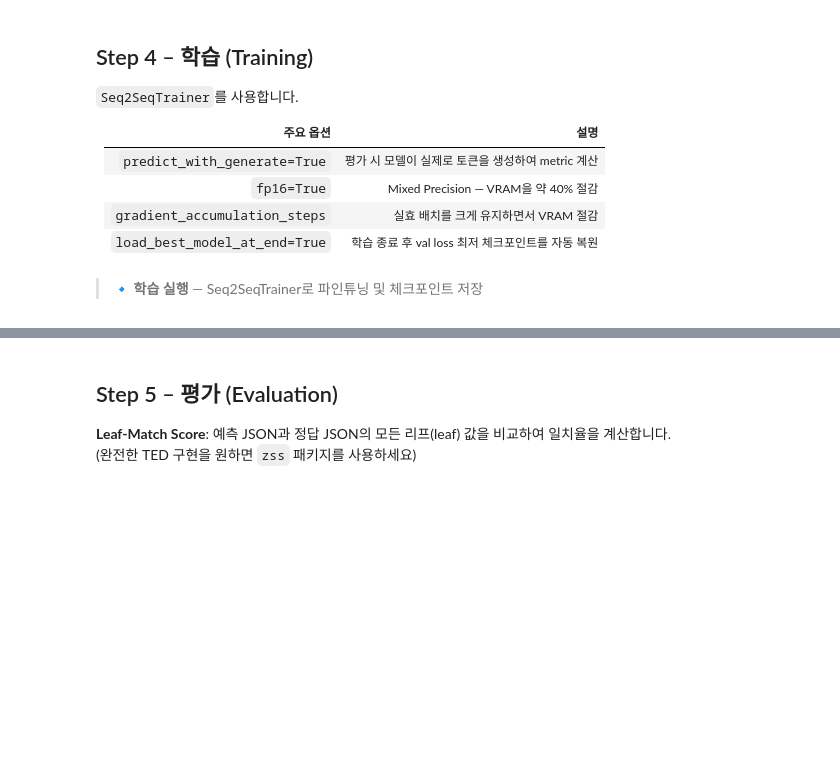
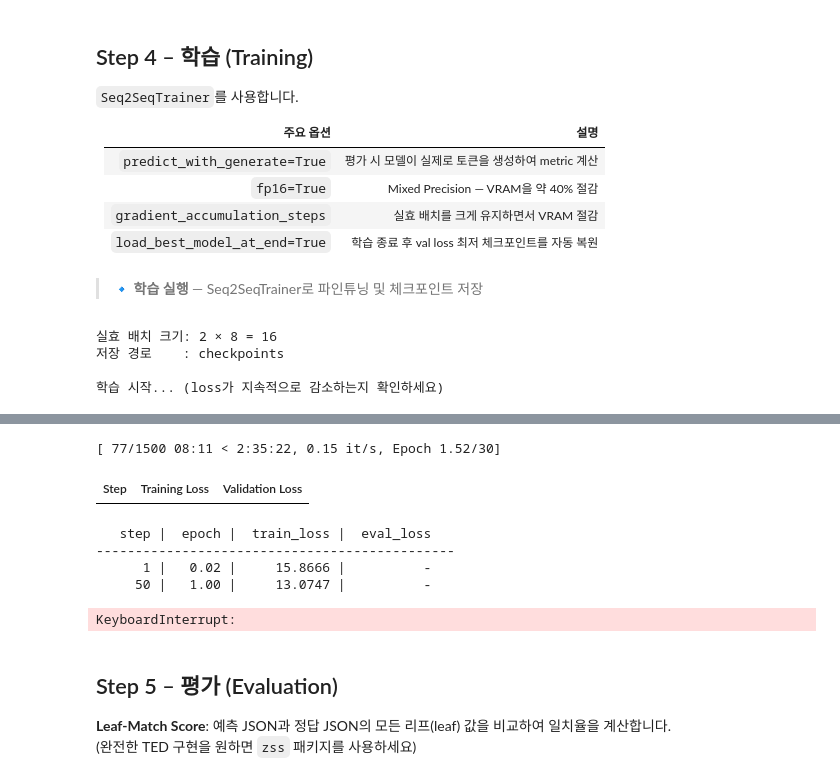
Before and after one commit to VLM-Doc-Analysis/Donut-VLM, a Jupyter notebook: donut_training.ipynb, the cells around one changed output, grey strips where cells are left out. Saved outputs shown, nothing was run; the diff lists cells and outputs as text; code cells hidden in the pictures; blank space fills up the shorter version.

```diff
--- a/donut_training.ipynb
+++ b/donut_training.ipynb
@@ -713,6 +795,11 @@ if CFG["wandb"]["enabled"]:
 
 tcfg = CFG["training"]
 
+# bf16은 Ampere 이상 GPU에서만 지원 → 런타임에 자동 감지.
+# 미지원(또는 CPU)이면 fp32로 학습 (fp16은 Donut 수치 불안정이라 사용 안 함).
+use_bf16 = torch.cuda.is_available() and torch.cuda.is_bf16_supported()
+print(f"bf16 사용: {use_bf16}" + ("" if use_bf16 else "  (미지원 → fp32 학습)"))
+
 training_args = Seq2SeqTrainingArguments(
     output_dir                  = tcfg["output_dir"],
     num_train_epochs            = tcfg["num_epochs"],
@@ -722,25 +809,62 @@ training_args = Seq2SeqTrainingArguments(
     learning_rate               = tcfg["learning_rate"],
     warmup_steps                = tcfg["warmup_steps"],   # 초반 lr 웜업 구간
     weight_decay                = tcfg["weight_decay"],   # 과적합 방지 정규화
-    fp16                        = tcfg["fp16"],           # 16비트 혼합정밀도 학습
+    fp16                        = tcfg["fp16"],           # fp16 금지(Donut 수치 불안정)
+    bf16                        = use_bf16,    # Ampere+ 자동 감지 (torch.cuda.is_bf16_supported)
     save_steps                  = tcfg["save_steps"],
     eval_steps                  = tcfg["eval_steps"],
     logging_steps               = tcfg["logging_steps"],
     save_total_limit            = 3,          # 가장 최신 체크포인트 3개만 보관
     eval_strategy               = "steps",    # transformers ≥4.45 변경된 파라미터명
-    predict_with_generate       = True,       # 평가 시 실제로 토큰을 생성해서 비교
+    predict_with_generate       = False,      # best 기준이 eval_loss라 generation 불필요 → eval 속도↑
     dataloader_num_workers      = tcfg["dataloader_num_workers"],
     report_to                   = ["wandb"] if CFG["wandb"]["enabled"] else ["none"],
     load_best_model_at_end      = True,       # 학습 후 eval_loss 최저 모델 자동 복원
     metric_for_best_model       = "eval_loss",
     greater_is_better           = False,      # loss는 낮을수록 좋음
+    disable_tqdm                = False,
+    logging_first_step          = True,       # 첫 스텝도 로그에 남겨 초기값 확인
 )
+
+# ── Step별 loss history를 한 줄씩 누적 출력하는 콜백 ──────────────
+from transformers import TrainerCallback
+
+class LossHistoryPrinter(TrainerCallback):
+    """train_loss / eval_loss가 기록될 때마다 한 줄씩 출력해
+    loss가 지속적으로 감소하는지 step 단위로 확인할 수 있게 한다.
+    (노트북 기본 HTML 표는 덮어쓰기 갱신이라 추이가 안 남으므로 print로 누적)"""
+    def __init__(self):
+        self._header_printed = False
+
+    def _header(self):
+        if not self._header_printed:
+            print(f"{'step':>7} | {'epoch':>6} | {'train_loss':>11} | {'eval_loss':>10}")
+            print("-" * 46)
+            self._header_printed = True
+
+    def on_log(self, args, state, control, logs=None, **kwargs):
+        # train_loss만 처리 (eval_loss는 on_evaluate에서 별도 처리)
+        if logs is None or "loss" not in logs:
+            return
+        self._header()
+        epoch = logs.get("epoch", state.epoch or 0.0)
+        print(f"{state.global_step:>7} | {epoch:>6.2f} | "
+              f"{logs['loss']:>11.4f} | {'-':>10}")
+
+    def on_evaluate(self, args, state, control, metrics=None, **kwargs):
+        if metrics is None or "eval_loss" not in metrics:
+            return
+        self._header()
+        epoch = metrics.get("epoch", state.epoch or 0.0)
+        print(f"{state.global_step:>7} | {epoch:>6.2f} | "
+              f"{'-':>11} | {metrics['eval_loss']:>10.4f}")
 
 trainer = Seq2SeqTrainer(
     model         = model,
     args          = training_args,
     train_dataset = train_ds,
     eval_dataset  = val_ds,
+    callbacks     = [LossHistoryPrinter()],
 )
 
 # 실효 배치 크기 = batch_size × gradient_accumulation_steps
@@ -750,9 +874,22 @@ print(f"저장 경로    : {tcfg['output_dir']}")
 print("\n학습 시작... (loss가 지속적으로 감소하는지 확인하세요)")
 trainer.train()
 
+# 학습이 끝난 뒤 전체 로그 history를 표로 한 번 더 정리해서 출력
+import pandas as pd
+hist = pd.DataFrame(trainer.state.log_history)
+cols = [c for c in ["step", "epoch", "loss", "eval_loss", "learning_rate"] if c in hist.columns]
+print("\n=== 전체 로그 history ===")
+with pd.option_context("display.max_rows", None):
+    print(hist[cols].to_string(index=False))
+
 # 최종 모델과 프로세서를 함께 저장합니다.
 # 추론 시 같은 경로에서 둘 다 로드해야 합니다.
 final_dir = os.path.join(tcfg["output_dir"], "final")
 trainer.save_model(final_dir)
 processor.save_pretrained(final_dir)
 print(f"\n학습 완료! 모델 저장됨 → {final_dir}")
+# %% [output]
+실효 배치 크기: 2 × 8 = 16
+저장 경로    : checkpoints
+
+학습 시작... (loss가 지속적으로 감소하는지 확인하세요)
@@ -759,3 +897,10 @@ print(f"\n학습 완료! 모델 저장됨 → {final_dir}")
+[ 77/1500 08:11 < 2:35:22, 0.15 it/s, Epoch 1.52/30]
+| Step | Training Loss | Validation Loss |
+   step |  epoch |  train_loss |  eval_loss
+----------------------------------------------
+      1 |   0.02 |     15.8666 |          -
+     50 |   1.00 |     13.0747 |          -
+KeyboardInterrupt:
 # %% [markdown]
 ## Step 5 – 평가 (Evaluation)
 
```
Also changed, not shown: parts of 15 cells of this notebook.
